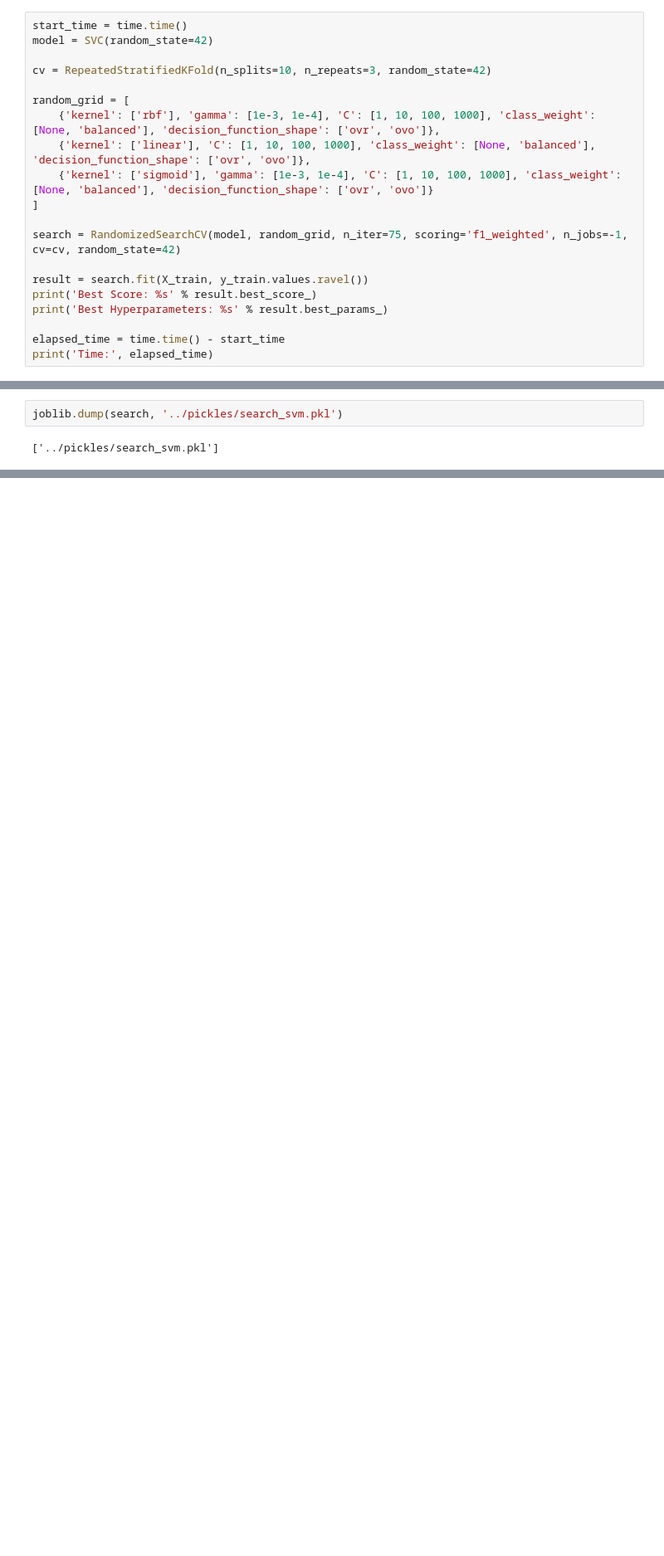
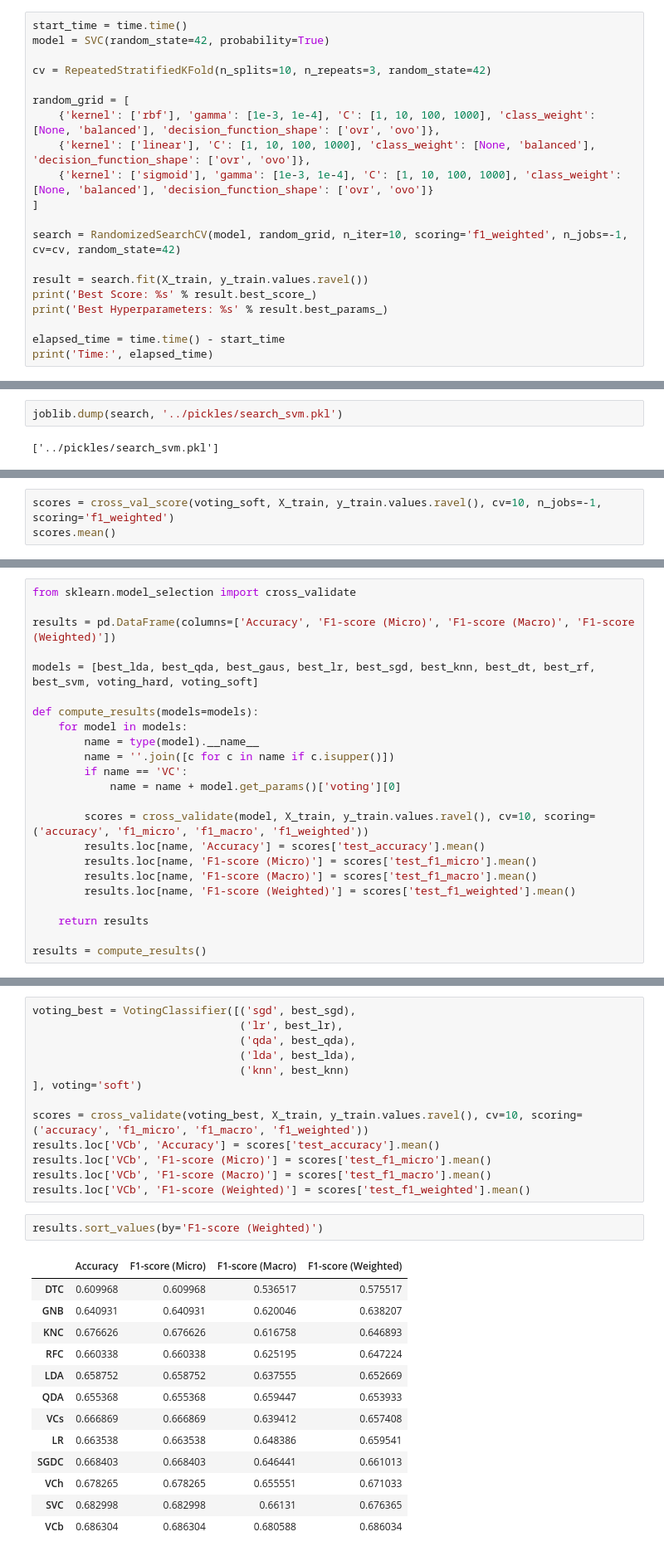
Before and after one commit to PimSchoolkate/CatalanLanguagePrediction, a Jupyter notebook: notebooks/03_models.ipynb, the cells around one changed output, grey strips where cells are left out. Shown at 83% size. Cells and saved outputs as stored; diff of their text form; blank space fills up the shorter version.

```diff
--- a/notebooks/03_models.ipynb
+++ b/notebooks/03_models.ipynb
@@ -312,7 +307,7 @@ joblib.dump(search, '../pickles/search_rf.pkl')
 ['../pickles/search_rf.pkl']
 # %%
 start_time = time.time()
-model = SVC(random_state=42)
+model = SVC(random_state=42, probability=True)
 
 cv = RepeatedStratifiedKFold(n_splits=10, n_repeats=3, random_state=42)
 
@@ -322,7 +317,7 @@ random_grid = [
     {'kernel': ['sigmoid'], 'gamma': [1e-3, 1e-4], 'C': [1, 10, 100, 1000], 'class_weight': [None, 'balanced'], 'decision_function_shape': ['ovr', 'ovo']}
 ]
 
-search = RandomizedSearchCV(model, random_grid, n_iter=75, scoring='f1_weighted', n_jobs=-1, cv=cv, random_state=42)
+search = RandomizedSearchCV(model, random_grid, n_iter=10, scoring='f1_weighted', n_jobs=-1, cv=cv, random_state=42)
 
 result = search.fit(X_train, y_train.values.ravel())
 print('Best Score: %s' % result.best_score_)
@@ -371,0 +402,3 @@ stacky.fit(X_train, y_train)
+# %%
+scores = cross_val_score(voting_soft, X_train, y_train.values.ravel(), cv=10, n_jobs=-1, scoring='f1_weighted')
+scores.mean()
@@ -371,0 +411,23 @@ stacky.fit(X_train, y_train)
+# %%
+from sklearn.model_selection import cross_validate
+
+results = pd.DataFrame(columns=['Accuracy', 'F1-score (Micro)', 'F1-score (Macro)', 'F1-score (Weighted)'])
+
+models = [best_lda, best_qda, best_gaus, best_lr, best_sgd, best_knn, best_dt, best_rf, best_svm, voting_hard, voting_soft]
+
+def compute_results(models=models):
+    for model in models:
+        name = type(model).__name__
+        name = ''.join([c for c in name if c.isupper()])
+        if name == 'VC':
+            name = name + model.get_params()['voting'][0]
+
+        scores = cross_validate(model, X_train, y_train.values.ravel(), cv=10, scoring=('accuracy', 'f1_micro', 'f1_macro', 'f1_weighted'))
+        results.loc[name, 'Accuracy'] = scores['test_accuracy'].mean()
+        results.loc[name, 'F1-score (Micro)'] = scores['test_f1_micro'].mean()
+        results.loc[name, 'F1-score (Macro)'] = scores['test_f1_macro'].mean()
+        results.loc[name, 'F1-score (Weighted)'] = scores['test_f1_weighted'].mean()
+
+    return results
+
+results = compute_results()
@@ -371,0 +449,29 @@ stacky.fit(X_train, y_train)
+# %%
+voting_best = VotingClassifier([('sgd', best_sgd),
+                                ('lr', best_lr),
+                                ('qda', best_qda),
+                                ('lda', best_lda),
+                                ('knn', best_knn)
+], voting='soft')
+
+scores = cross_validate(voting_best, X_train, y_train.values.ravel(), cv=10, scoring=('accuracy', 'f1_micro', 'f1_macro', 'f1_weighted'))
+results.loc['VCb', 'Accuracy'] = scores['test_accuracy'].mean()
+results.loc['VCb', 'F1-score (Micro)'] = scores['test_f1_micro'].mean()
+results.loc['VCb', 'F1-score (Macro)'] = scores['test_f1_macro'].mean()
+results.loc['VCb', 'F1-score (Weighted)'] = scores['test_f1_weighted'].mean()
+# %%
+results.sort_values(by='F1-score (Weighted)')
+# %% [output]
+|  | Accuracy | F1-score (Micro) | F1-score (Macro) | F1-score (Weighted) |
+| DTC | 0.609968 | 0.609968 | 0.536517 | 0.575517 |
+| GNB | 0.640931 | 0.640931 | 0.620046 | 0.638207 |
+| KNC | 0.676626 | 0.676626 | 0.616758 | 0.646893 |
+| RFC | 0.660338 | 0.660338 | 0.625195 | 0.647224 |
+| LDA | 0.658752 | 0.658752 | 0.637555 | 0.652669 |
+| QDA | 0.655368 | 0.655368 | 0.659447 | 0.653933 |
+| VCs | 0.666869 | 0.666869 | 0.639412 | 0.657408 |
+| LR | 0.663538 | 0.663538 | 0.648386 | 0.659541 |
+| SGDC | 0.668403 | 0.668403 | 0.646441 | 0.661013 |
+| VCh | 0.678265 | 0.678265 | 0.655551 | 0.671033 |
+| SVC | 0.682998 | 0.682998 | 0.66131 | 0.676365 |
+| VCb | 0.686304 | 0.686304 | 0.680588 | 0.686034 |
```
Also changed, not shown: parts of 26 cells of this notebook, 9 other files.
